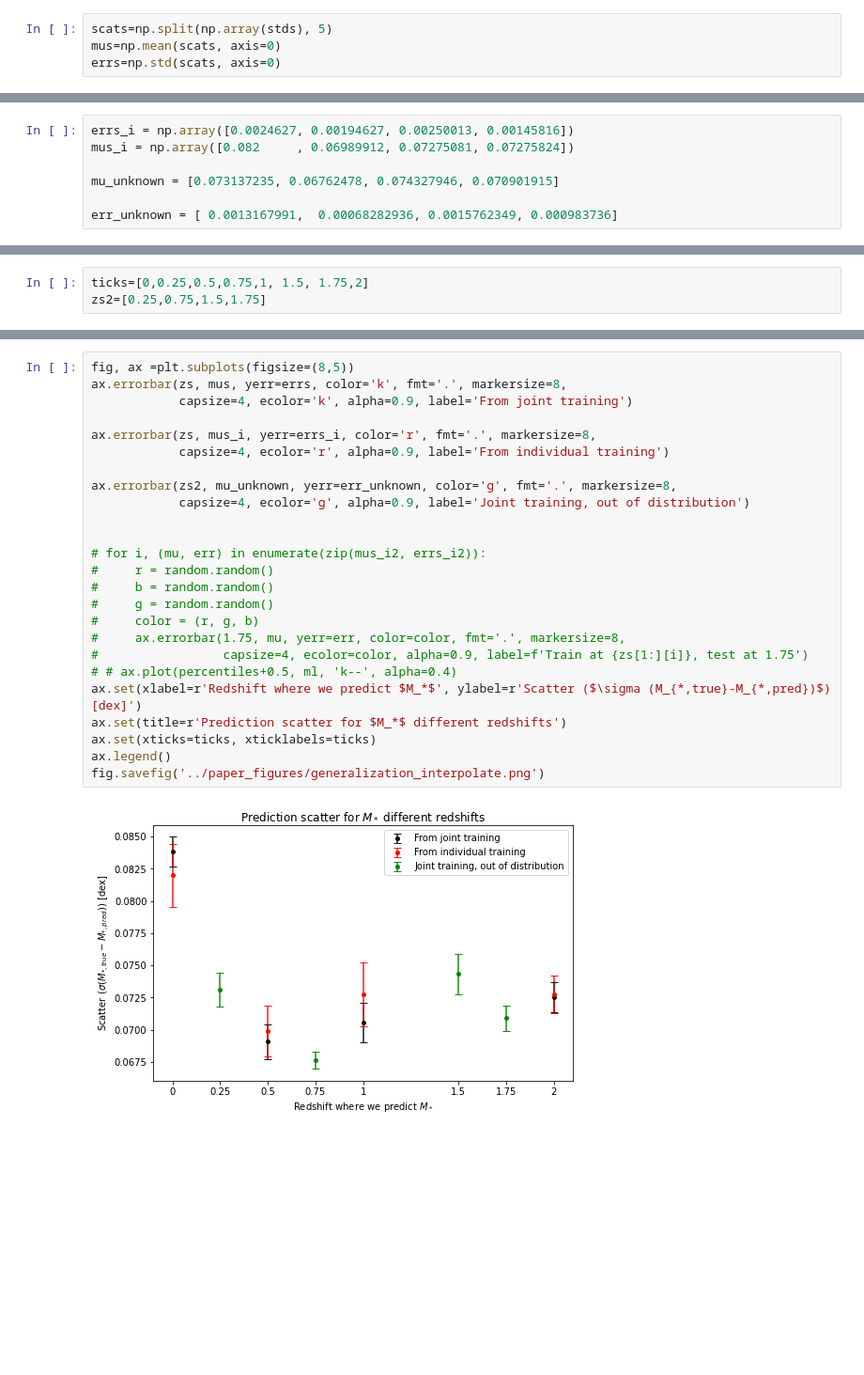
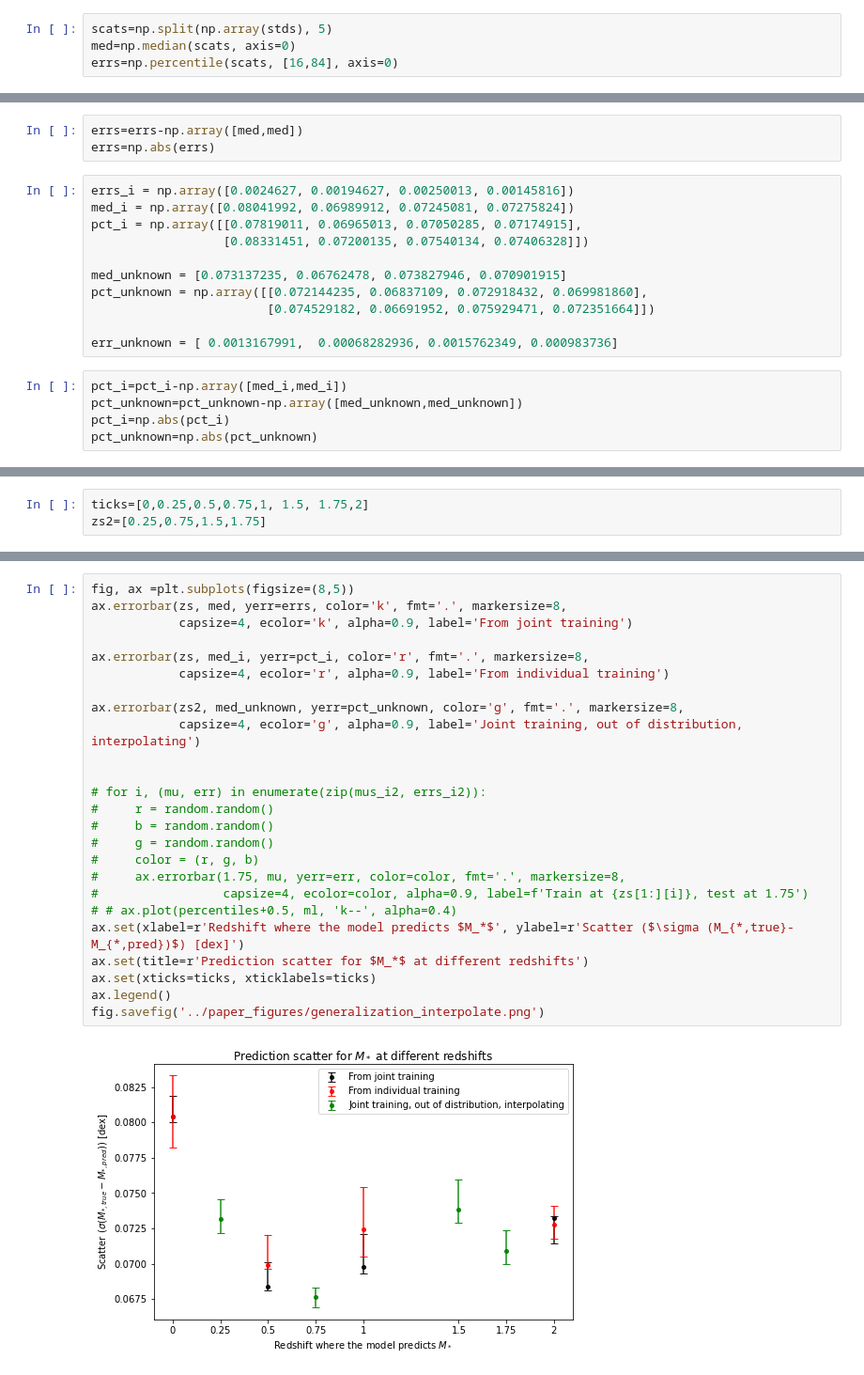
Before and after one commit to astrockragh/Mangrove, a Jupyter notebook: analysis/GNN_highz_all.ipynb, the cells around one changed output, grey strips where cells are left out. Shown at 94% size. Drawn from its saved outputs; the diff is of its cells as text; blank space fills up the shorter version.

```diff
--- a/analysis/GNN_highz_all.ipynb
+++ b/analysis/GNN_highz_all.ipynb
@@ -188,5 +188,5 @@ for j in range(5):
 0.070534125
 # %%
 scats=np.split(np.array(stds), 5)
-mus=np.mean(scats, axis=0)
-errs=np.std(scats, axis=0)
+med=np.median(scats, axis=0)
+errs=np.percentile(scats, [16,84], axis=0)
@@ -193,7 +198,19 @@ errs=np.std(scats, axis=0)
+# %%
+errs=errs-np.array([med,med])
+errs=np.abs(errs)
 # %%
 errs_i = np.array([0.0024627, 0.00194627, 0.00250013, 0.00145816])
-mus_i = np.array([0.082     , 0.06989912, 0.07275081, 0.07275824])
+med_i = np.array([0.08041992, 0.06989912, 0.07245081, 0.07275824])
+pct_i = np.array([[0.07819011, 0.06965013, 0.07050285, 0.07174915],
+                  [0.08331451, 0.07200135, 0.07540134, 0.07406328]])
 
-mu_unknown = [0.073137235, 0.06762478, 0.074327946, 0.070901915]
+med_unknown = [0.073137235, 0.06762478, 0.073827946, 0.070901915]
+pct_unknown = np.array([[0.072144235, 0.06837109, 0.072918432, 0.069981860],
+                        [0.074529182, 0.06691952, 0.075929471, 0.072351664]])
 
 err_unknown = [ 0.0013167991,  0.00068282936, 0.0015762349, 0.000983736]
+# %%
+pct_i=pct_i-np.array([med_i,med_i])
+pct_unknown=pct_unknown-np.array([med_unknown,med_unknown])
+pct_i=np.abs(pct_i)
+pct_unknown=np.abs(pct_unknown)
@@ -216,29 +237,29 @@ import random
 # %%
 fig, ax =plt.subplots(figsize=(8,5))
-ax.errorbar(zs, mus, yerr=errs, color='k', fmt='.', markersize=8,
+ax.errorbar(zs, med, yerr=errs, color='k', fmt='.', markersize=8,
             capsize=4, ecolor='k', alpha=0.9, label='From joint training')
 
-ax.errorbar(zs, mus_i, yerr=errs_i, color='r', fmt='.', markersize=8,
+ax.errorbar(zs, med_i, yerr=pct_i, color='r', fmt='.', markersize=8,
             capsize=4, ecolor='r', alpha=0.9, label='From individual training')
 
-ax.errorbar(zs2, mu_unknown, yerr=err_unknown, color='g', fmt='.', markersize=8,
-            capsize=4, ecolor='g', alpha=0.9, label='Joint training, out of distribution')
+ax.errorbar(zs2, med_unknown, yerr=pct_unknown, color='g', fmt='.', markersize=8,
+            capsize=4, ecolor='g', alpha=0.9, label='Joint training, out of distribution, interpolating')
 
 
 # for i, (mu, err) in enumerate(zip(mus_i2, errs_i2)):
 #     r = random.random()
 #     b = random.random()
 #     g = random.random()
 #     color = (r, g, b)
 #     ax.errorbar(1.75, mu, yerr=err, color=color, fmt='.', markersize=8,
 #                 capsize=4, ecolor=color, alpha=0.9, label=f'Train at {zs[1:][i]}, test at 1.75')
 # # ax.plot(percentiles+0.5, ml, 'k--', alpha=0.4)
-ax.set(xlabel=r'Redshift where we predict $M_*$', ylabel=r'Scatter ($\sigma (M_{*,true}-M_{*,pred})$) [dex]')
-ax.set(title=r'Prediction scatter for $M_*$ different redshifts')
+ax.set(xlabel=r'Redshift where the model predicts $M_*$', ylabel=r'Scatter ($\sigma (M_{*,true}-M_{*,pred})$) [dex]')
+ax.set(title=r'Prediction scatter for $M_*$ at different redshifts')
 ax.set(xticks=ticks, xticklabels=ticks)
 ax.legend()
 fig.savefig('../paper_figures/generalization_interpolate.png')
 # %% [output]
-[figure, old version]
+[figure, new version]
 # %%
 fig, ax =plt.subplots(figsize=(8,5))
```
Also changed, not shown: parts of 4 cells of this notebook, 39 other files.
